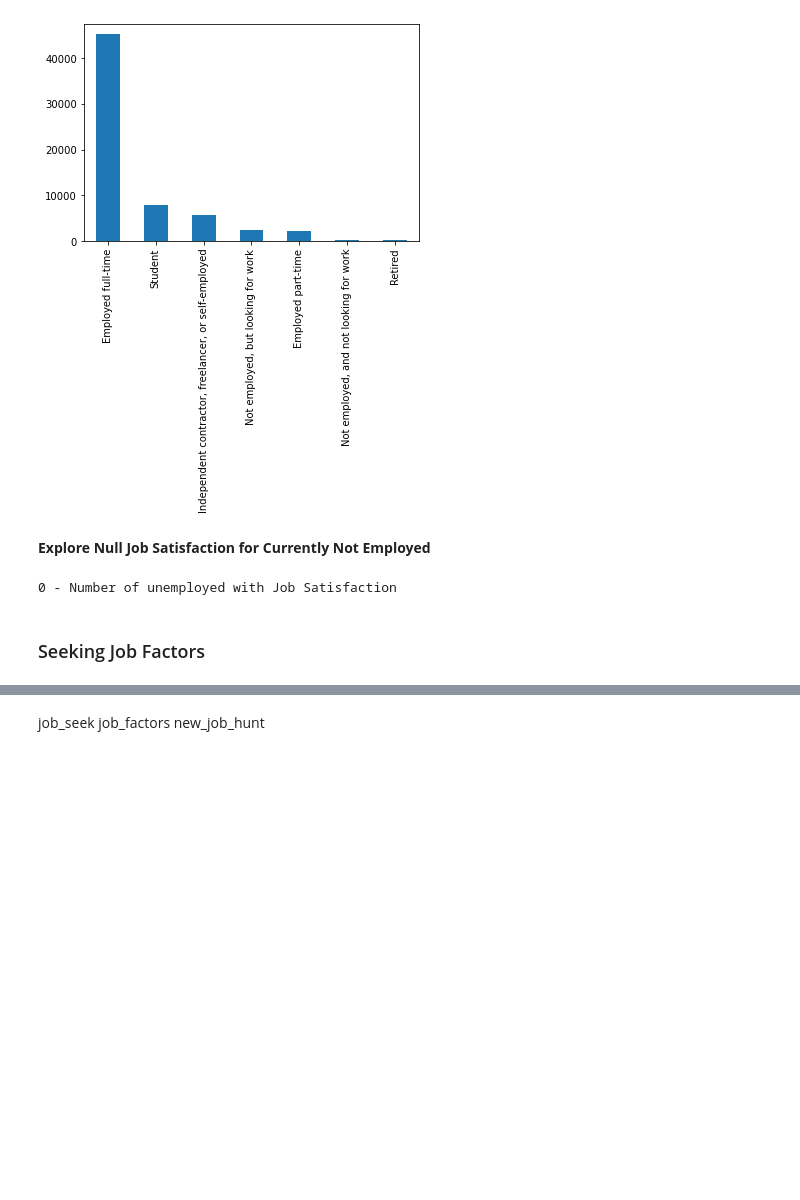
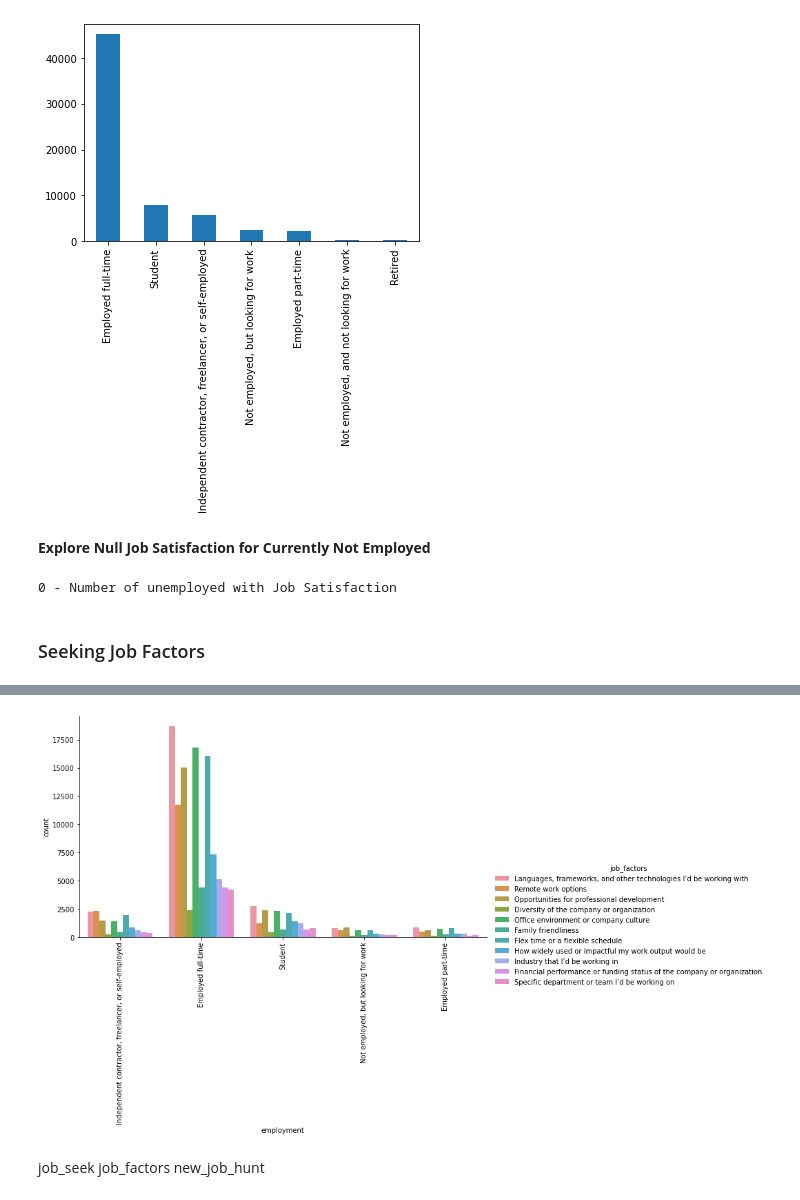
Before and after one commit to netxph/so-analysis, a Jupyter notebook: notebook/02-so-eda.ipynb, the cells around one changed output, grey strips where cells are left out. Drawn from its saved outputs; the diff is of its cells as text; code cells hidden in the pictures; blank space fills up the shorter version.

```diff
--- a/notebook/02-so-eda.ipynb
+++ b/notebook/02-so-eda.ipynb
@@ -131,3 +182,8 @@ print(f"{unemployed} - Number of unemployed with Job Satisfaction")
+# %%
+g = sns.catplot(x="employment", hue="job_factors", data=factors_exp, kind="count", aspect=2)
+g.set_xticklabels(rotation=90);
+# %% [output]
+[figure, added]
 # %% [markdown]
 job_seek
 job_factors
```
Also changed, not shown: parts of 9 cells of this notebook.
